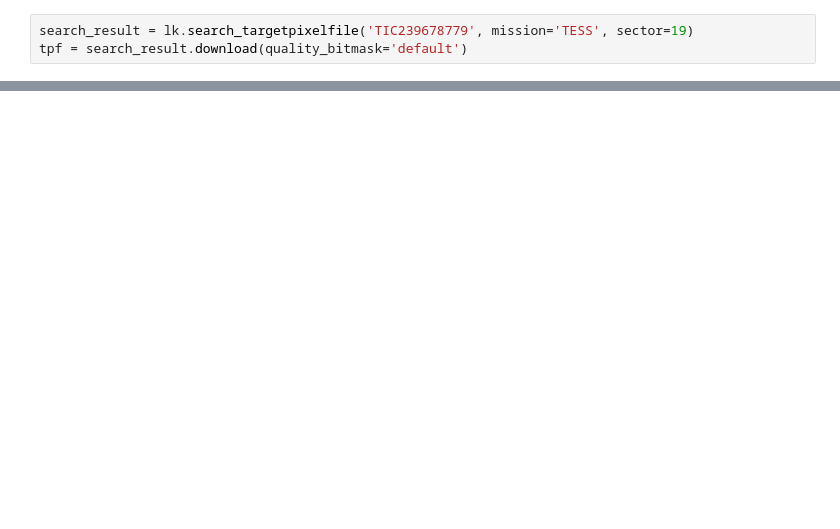
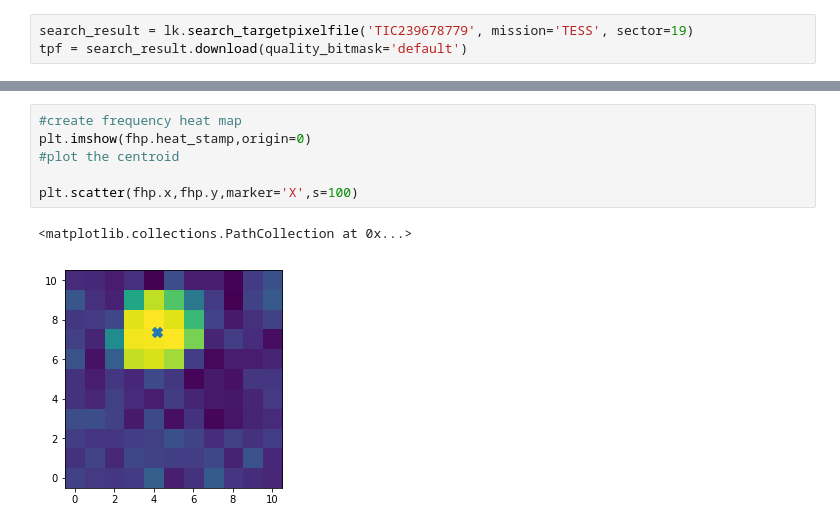
Before and after one commit to Higgins00/AstroResearch, a Jupyter notebook: More Tidy Class.ipynb, the cells around one changed output, grey strips where cells are left out. Saved outputs shown, nothing was run; the diff lists cells and outputs as text; blank space fills up the shorter version.

```diff
--- a/More Tidy Class.ipynb
+++ b/More Tidy Class.ipynb
@@ -697,0 +818,9 @@ tpf.plot()
+# %%
+#create frequency heat map
+plt.imshow(fhp.heat_stamp,origin=0)
+#plot the centroid
+
+plt.scatter(fhp.x,fhp.y,marker='X',s=100)
+# %% [output]
+<matplotlib.collections.PathCollection at 0x...>
+[figure, added]
```
Also changed, not shown: parts of 14 cells of this notebook.
